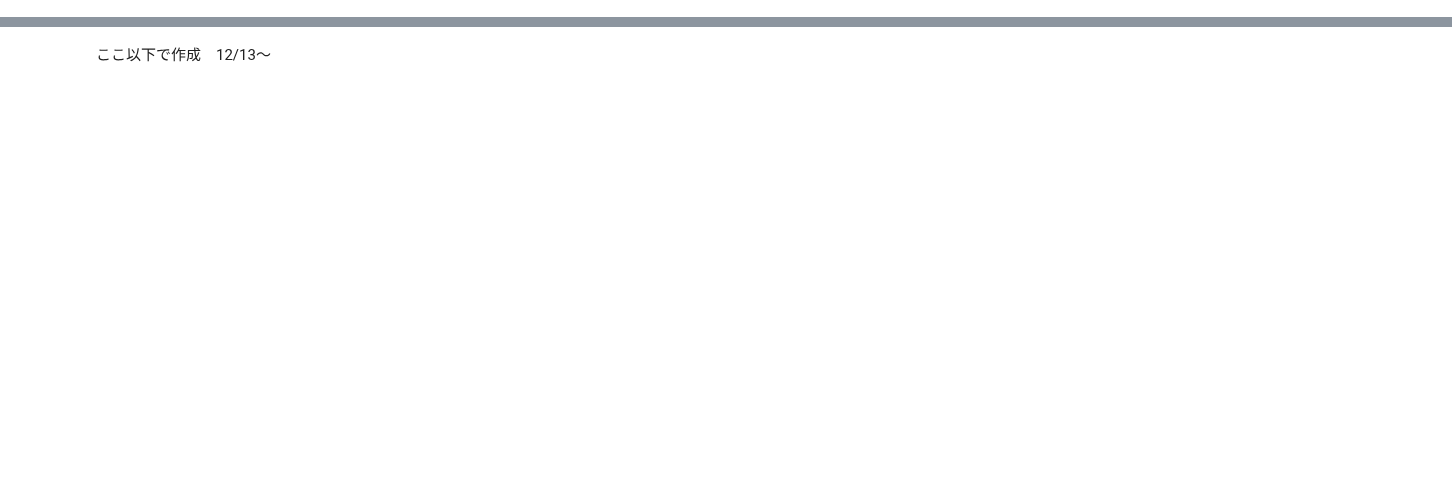
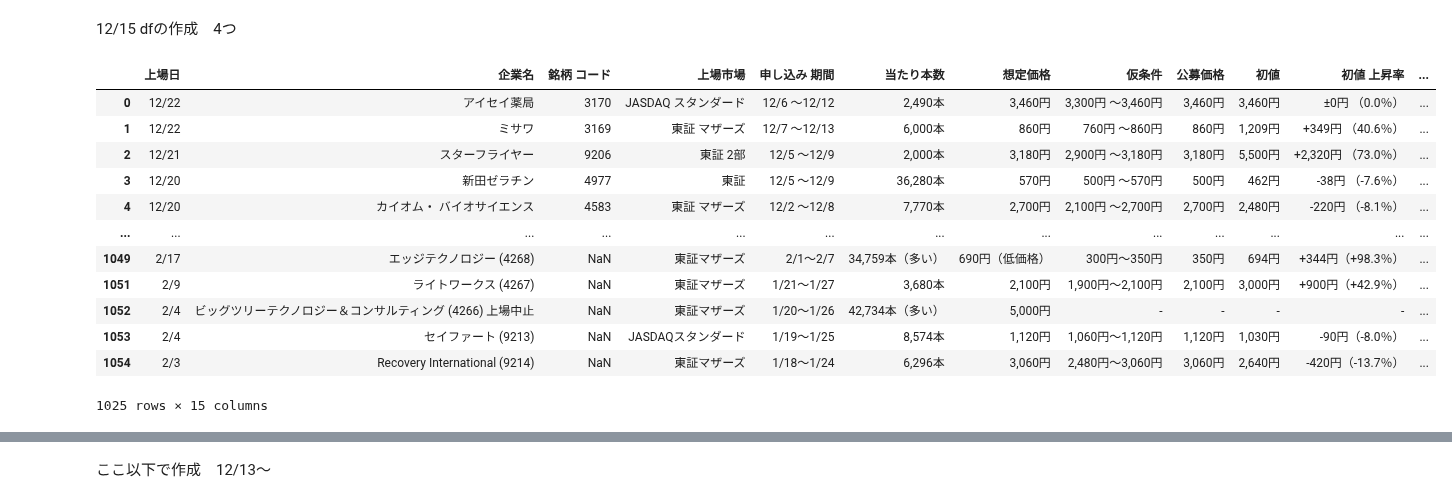
Before and after one commit to ryota1215/stock_tools, a Jupyter notebook: notebook/scraping_ipo.ipynb, the cells around one changed output, grey strips where cells are left out. Cells and saved outputs as stored; diff of their text form; code cells hidden in the pictures; blank space fills up the shorter version.

```diff
--- a/notebook/scraping_ipo.ipynb
+++ b/notebook/scraping_ipo.ipynb
@@ -20,10 +20,11 @@ from selenium.webdriver.chrome.options import Options
 # http://kondou.com/BS4/
 # bs4参考
 # %%
+# 1
 # all_year
 this_year = 2022 #年変わったら変更
 get_year = list(range(2011,this_year+1))
-df_result = pd.DataFrame()
+df_scraping_companies = pd.DataFrame()
 dict1 = {}
 for year in get_year:
     if 2011 <= year <= 2017:
@@ -48,10 +49,10 @@ for year in get_year:
         time.sleep(np.random.randint(100,120)/100)
         for i in range(len(dfs_list)):
             dfs_list[i]["上場年"] = f"{year}"
-            df_result = pd.concat([df_result, dfs_list[i]])
-            df_result = df_result.reset_index(drop=True)
-        # df_result.drop(df_result[df_result['企業名'] == "企業名"].index , inplace=True)
-        # df_result.drop(df_result[df_result['初値'] == "初値"].index , inplace=True)
+            df_scraping_companies = pd.concat([df_scraping_companies, dfs_list[i]])
+            df_scraping_companies = df_scraping_companies.reset_index(drop=True)
+        # df_scraping_companies.drop(df_scraping_companies[df_scraping_companies['企業名'] == "企業名"].index , inplace=True)
+        # df_scraping_companies.drop(df_scraping_companies[df_scraping_companies['初値'] == "初値"].index , inplace=True)
     else:
         # 単年のデータ取得2018~2022
         print(year, "出力中")
@@ -93,9 +94,9 @@ for year in get_year:
                 dfs_list_con = dfs_list_con.rename(columns={'上場 市場': '上場市場'})
             if year >= 2020:
                 dfs_list_con = dfs_list_con.rename(columns={'申し込み期間': '申し込み 期間', '初値上昇率': '初値 上昇率'})
-            df_result = pd.concat([df_result, dfs_list_con],ignore_index=True)
-            df_result = df_result.reset_index(drop=True)
-        df_result.drop(df_result[df_result['企業名'] == "企業名"].index , inplace=True)
-        df_result.drop(df_result[df_result['初値'] == "初値"].index , inplace=True)
+            df_scraping_companies = pd.concat([df_scraping_companies, dfs_list_con],ignore_index=True)
+            df_scraping_companies = df_scraping_companies.reset_index(drop=True)
+        df_scraping_companies.drop(df_scraping_companies[df_scraping_companies['企業名'] == "企業名"].index , inplace=True)
+        df_scraping_companies.drop(df_scraping_companies[df_scraping_companies['初値'] == "初値"].index , inplace=True)
     if year != this_year:
         time.sleep(np.random.randint(100,120)/100)
@@ -183,0 +456,18 @@ print(df_result2)
+# %% [markdown]
+12/15 dfの作成　4つ
+# %%
+df_scraping_companies
+# %% [output]
+|  | 上場日 | 企業名 | 銘柄 コード | 上場市場 | 申し込み 期間 | 当たり本数 | 想定価格 | 仮条件 | 公募価格 | 初値 | 初値 上昇率 | ... |
+| 0 | 12/22 | アイセイ薬局 | 3170 | JASDAQ スタンダード | 12/6 ～12/12 | 2,490本 | 3,460円 | 3,300円 ～3,460円 | 3,460円 | 3,460円 | ±0円 （0.0％） | ... |
+| 1 | 12/22 | ミサワ | 3169 | 東証 マザーズ | 12/7 ～12/13 | 6,000本 | 860円 | 760円 ～860円 | 860円 | 1,209円 | +349円 （40.6％） | ... |
+| 2 | 12/21 | スターフライヤー | 9206 | 東証 2部 | 12/5 ～12/9 | 2,000本 | 3,180円 | 2,900円 ～3,180円 | 3,180円 | 5,500円 | +2,320円 （73.0％） | ... |
+| 3 | 12/20 | 新田ゼラチン | 4977 | 東証 | 12/5 ～12/9 | 36,280本 | 570円 | 500円 ～570円 | 500円 | 462円 | -38円 （-7.6％） | ... |
+| 4 | 12/20 | カイオム・ バイオサイエンス | 4583 | 東証 マザーズ | 12/2 ～12/8 | 7,770本 | 2,700円 | 2,100円 ～2,700円 | 2,700円 | 2,480円 | -220円 （-8.1％） | ... |
+| ... | ... | ... | ... | ... | ... | ... | ... | ... | ... | ... | ... | ... |
+| 1049 | 2/17 | エッジテクノロジー (4268) | NaN | 東証マザーズ | 2/1～2/7 | 34,759本（多い） | 690円（低価格） | 300円～350円 | 350円 | 694円 | +344円（+98.3％） | ... |
+| 1051 | 2/9 | ライトワークス (4267) | NaN | 東証マザーズ | 1/21～1/27 | 3,680本 | 2,100円 | 1,900円～2,100円 | 2,100円 | 3,000円 | +900円（+42.9％） | ... |
+| 1052 | 2/4 | ビッグツリーテクノロジー＆コンサルティング (4266) 上場中止 | NaN | 東証マザーズ | 1/20～1/26 | 42,734本（多い） | 5,000円 | - | - | - | - | ... |
+| 1053 | 2/4 | セイファート (9213) | NaN | JASDAQスタンダード | 1/19～1/25 | 8,574本 | 1,120円 | 1,060円～1,120円 | 1,120円 | 1,030円 | -90円（-8.0％） | ... |
+| 1054 | 2/3 | Recovery International (9214) | NaN | 東証マザーズ | 1/18～1/24 | 6,296本 | 3,060円 | 2,480円～3,060円 | 3,060円 | 2,640円 | -420円（-13.7％） | ... |
+1025 rows × 15 columns
```
Also changed, not shown: parts of 88 cells of this notebook.
